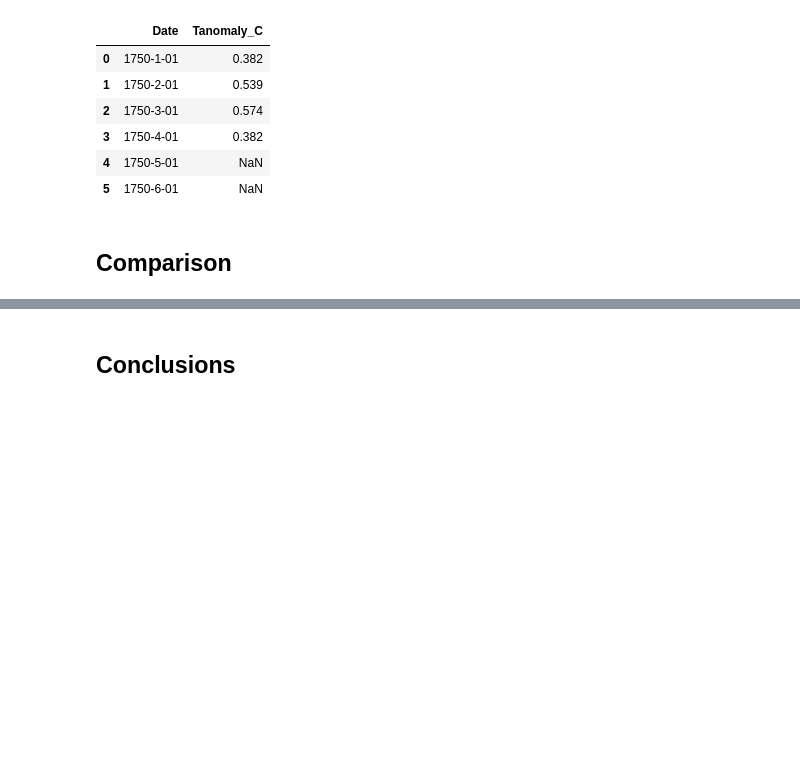
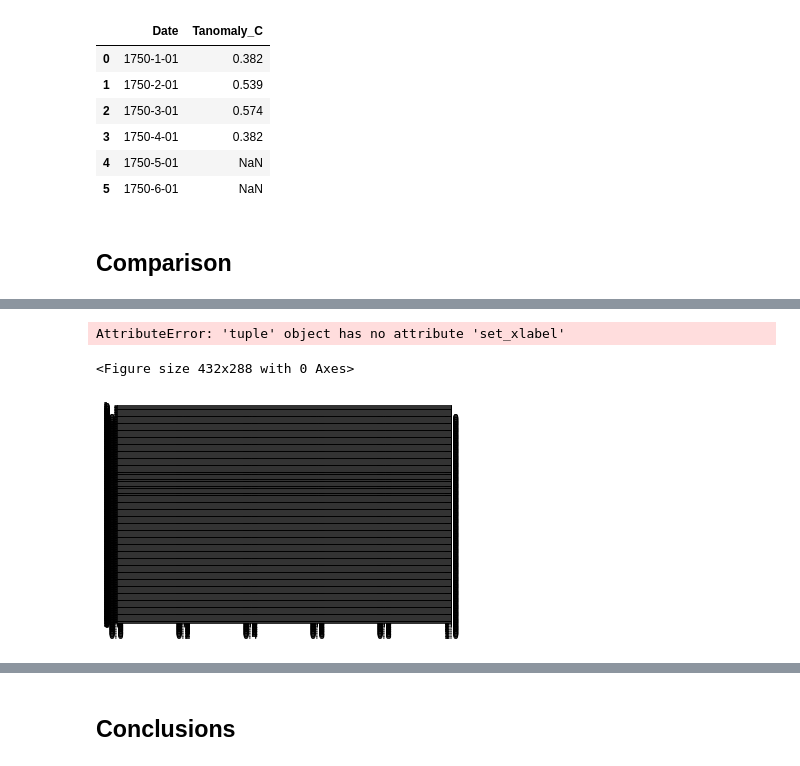
Before and after one commit to toddschultz/DegreesOfClimateChange, a Jupyter notebook: examples/GlobalTemperatureComparison.ipynb, the cells around one changed output, grey strips where cells are left out. Cells and saved outputs as stored; diff of their text form; code cells hidden in the pictures; blank space fills up the shorter version.

```diff
--- a/examples/GlobalTemperatureComparison.ipynb
+++ b/examples/GlobalTemperatureComparison.ipynb
@@ -67 +113,37 @@ df_berkeley[0:6]
+# %%
+# Create comparison graph
+plt.figure()
+
+ax1 = plt.subplots(311)
+
+color1 = 'blue'
+ax1.set_xlabel('Date')
+ax1.set_ylabel('T_anomaly (deg C)')
+ax1.plot_date(datesnoaa, df_noaa["Tanomaly_C"], color=color1, linestyle='solid', marker='None')
+ax1.plot_date(datesberkeley, df_berkeley["Tanomaly_C"], color='green', linestyle='dashed', marker='None')
+ax1.tick_params(axis='y', labelcolor=color1)
+
+ax2 = plt.subplots(312)
+
+color2 = 'blue'
+ax2.set_xlabel('Date')
+ax2.set_ylabel('T_anomaly (deg C)')
+ax2.plot_date(datesnoaa, df_noaa["Tanomaly_C"], color=color2, linestyle='solid', marker='None')
+ax2.plot_date(datesberkeley, df_berkeley["Tanomaly_C"], color=color2, linestyle='dashed', marker='None')
+ax2.tick_params(axis='y', labelcolor=color1)
+
+ax3 = plt.subplots(313)
+
+color3 = 'red'
+ax3.set_xlabel('Date')
+ax3.set_ylabel('T_absolute (deg C)')
+ax3.plot_date(dateswb, df_wb["Tabsolute_C"], color=color3, linestyle='solid', marker='None')
+ax3.tick_params(axis='y', labelcolor=color2)
+
+fig.tight_layout()  # otherwise the right y-label is slightly clipped
+plt.show()
+# %% [output]
+AttributeError: 'tuple' object has no attribute 'set_xlabel'
+<Figure size 432x288 with 0 Axes>
+[figure, added]
 # %%
```
Also changed, not shown: parts of 9 cells of this notebook.
